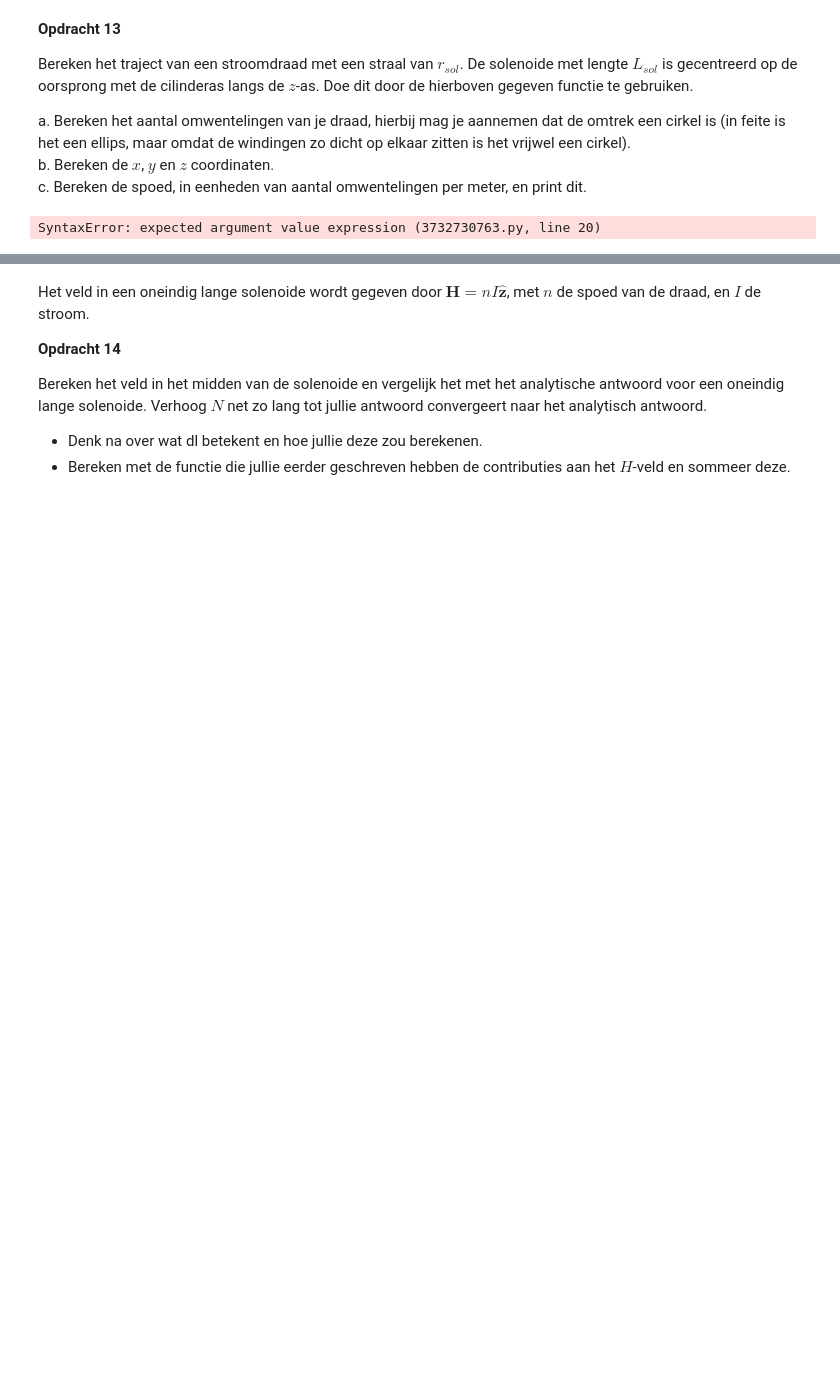
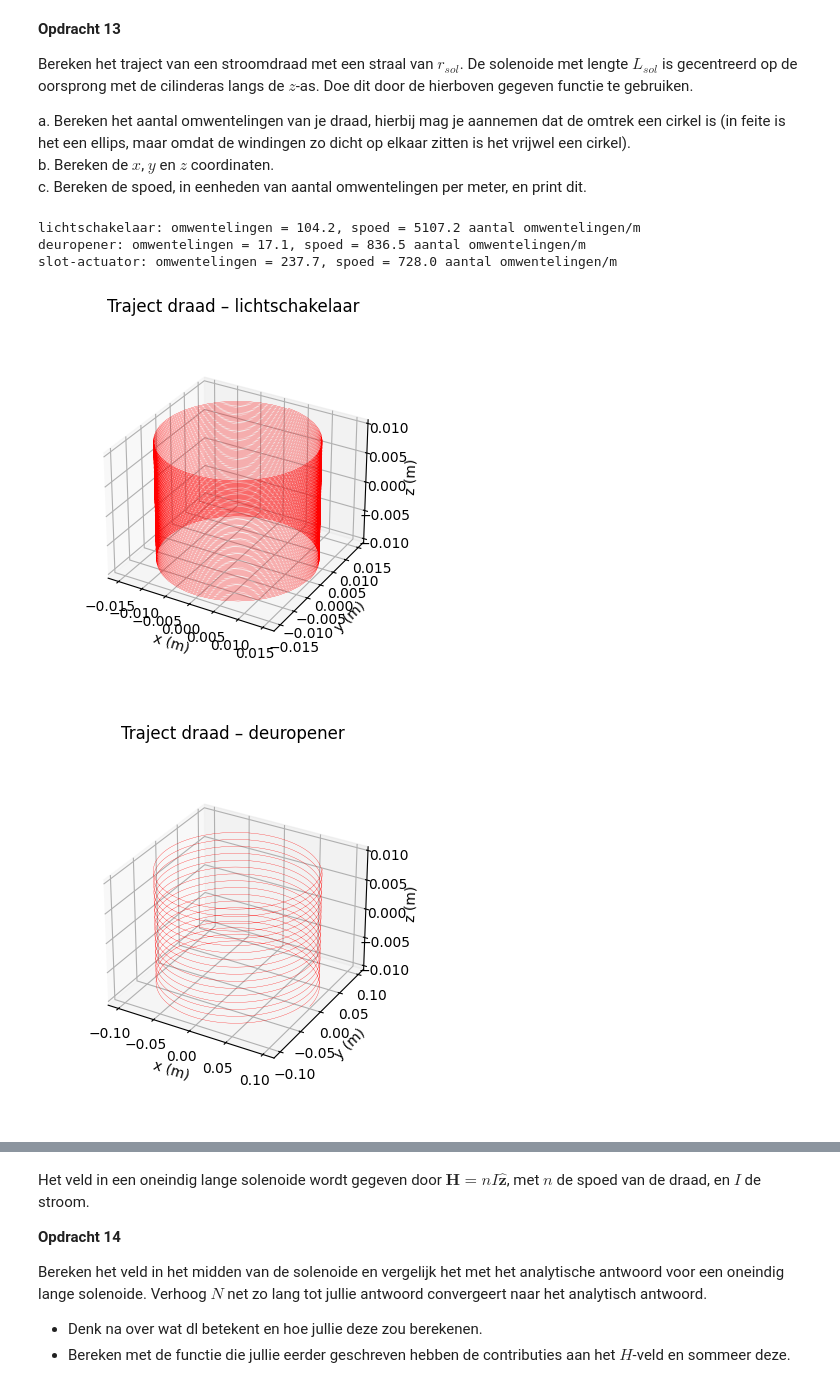
Before and after one commit to daantjebunschoten1-gif/opdrachten-DEF-D, a Jupyter notebook: DigitaleOntwerpopdrachten/2KrachtactuatorOpdracht/KrachtactuatorOpdracht.ipynb, the cells around one changed output, grey strips where cells are left out. Drawn from its saved outputs; the diff is of its cells as text; code cells hidden in the pictures; blank space fills up the shorter version.

```diff
--- a/DigitaleOntwerpopdrachten/2KrachtactuatorOpdracht/KrachtactuatorOpdracht.ipynb
+++ b/DigitaleOntwerpopdrachten/2KrachtactuatorOpdracht/KrachtactuatorOpdracht.ipynb
@@ -512,37 +663,0 @@ c. Bereken de spoed, in eenheden van aantal omwentelingen per meter, en print di
-# %%
-#Lijst zodat we makkelijk kunnen itereren over de 3 ontwerpen.
-ontwerpen = [
-    {"naam": "lichtschakelaar", "L_sol": L_s1gekozen, "r_sol": rs_1gekozen, "l_draad": L_draad1gekozen},
-    {"naam": "deuropener",      "L_sol": L_s2gekozen, "r_sol": rs_2gekozen, "l_draad": L_draad2gekozen},
-    {"naam": "slot-actuator",   "L_sol": L_s3gekozen, "r_sol": rs_3gekozen, "l_draad": L_draad3gekozen},
-]
-
-N = 4000
-
-for ontwerp in ontwerpen:
-    naam   = ontwerp["naam"]
-    L_sol  = ontwerp["L_sol"]
-    r_sol  = ontwerp["r_sol"]
-    l_draad = ontwerp["l_draad"]
-
-    # vraag a
-    aantal_omwentelingen = l_draad / (2 * np.pi * r_sol)
-
-    # vraag b
-    x, y, z = parametrisatie(N, r_sol, aantal_omwentelingen=, L_sol)
-
-    # vraag c
-    spoed = aantal_omwentelingen / L_sol
-    print(f"{naam}: omwentelingen = {aantal_omwentelingen:.1f}, spoed = {spoed:.1f} aantal omwentelingen/m")
-
-    #Traject plot per ontwwerp
-    fig = plt.figure()
-    ax = fig.add_subplot(projection='3d')
-    ax.plot(x, y, z, '-r', linewidth=0.2)
-    ax.set_title(f"Traject draad – {naam}")
-    ax.set_xlabel('x (m)'), ax.set_ylabel('y (m)'), ax.set_zlabel('z (m)')
-    ax.set_box_aspect(aspect=None, zoom=0.8)
-
-plt.show()
-# %% [output]
-SyntaxError: expected argument value expression (3732730763.py, line 20)
@@ -548,0 +669,41 @@ SyntaxError: expected argument value expression (3732730763.py, line 20)
+# %%
+#Lijst zodat we makkelijk kunnen itereren over de 3 ontwerpen.
+ontwerpen = [
+    {"naam": "lichtschakelaar", "L_sol": L_s1gekozen, "r_sol": rs_1gekozen, "l_draad": L_draad1gekozen},
+    {"naam": "deuropener",      "L_sol": L_s2gekozen, "r_sol": rs_2gekozen, "l_draad": L_draad2gekozen},
+    {"naam": "slot-actuator",   "L_sol": L_s3gekozen, "r_sol": rs_3gekozen, "l_draad": L_draad3gekozen},
+]
+
+N = 4000
+
+for ontwerp in ontwerpen:
+    naam   = ontwerp["naam"]
+    L_sol  = ontwerp["L_sol"]
+    r_sol  = ontwerp["r_sol"]
+    l_draad = ontwerp["l_draad"]
+
+    #vraag a
+    aantal_omwentelingen = l_draad / (2 * np.pi * r_sol)
+
+    #vraag b
+    x, y, z = parametrisatie(N, r_sol, aantal_omwentelingen, L_sol)
+
+    #vraag c
+    spoed = aantal_omwentelingen / L_sol
+    print(f"{naam}: omwentelingen = {aantal_omwentelingen:.1f}, spoed = {spoed:.1f} aantal omwentelingen/m")
+
+    #Traject plot per ontwwerp
+    fig = plt.figure()
+    ax = fig.add_subplot(projection='3d')
+    ax.plot(x, y, z, '-r', linewidth=0.2)
+    ax.set_title(f"Traject draad – {naam}")
+    ax.set_xlabel('x (m)'), ax.set_ylabel('y (m)'), ax.set_zlabel('z (m)')
+    ax.set_box_aspect(aspect=None, zoom=0.8)
+
+plt.show()
+# %% [output]
+lichtschakelaar: omwentelingen = 104.2, spoed = 5107.2 aantal omwentelingen/m
+deuropener: omwentelingen = 17.1, spoed = 836.5 aantal omwentelingen/m
+slot-actuator: omwentelingen = 237.7, spoed = 728.0 aantal omwentelingen/m
+[figure, added]
+[figure, added]
```
Also changed, not shown: parts of 42 cells of this notebook.
